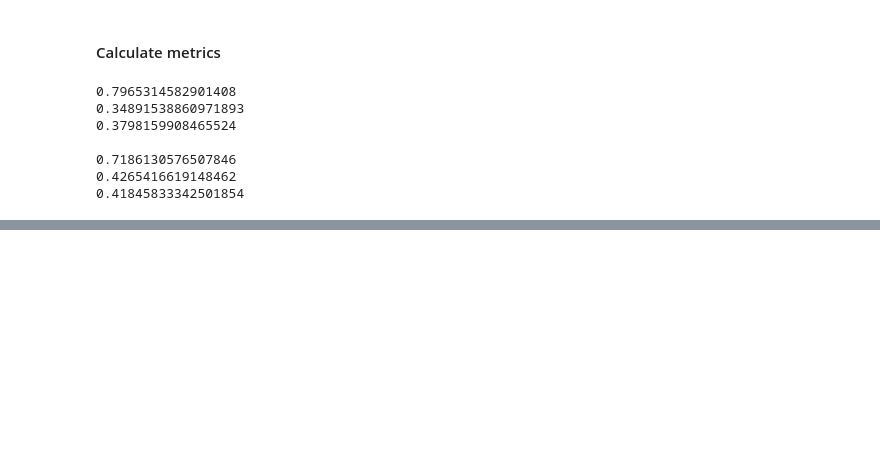
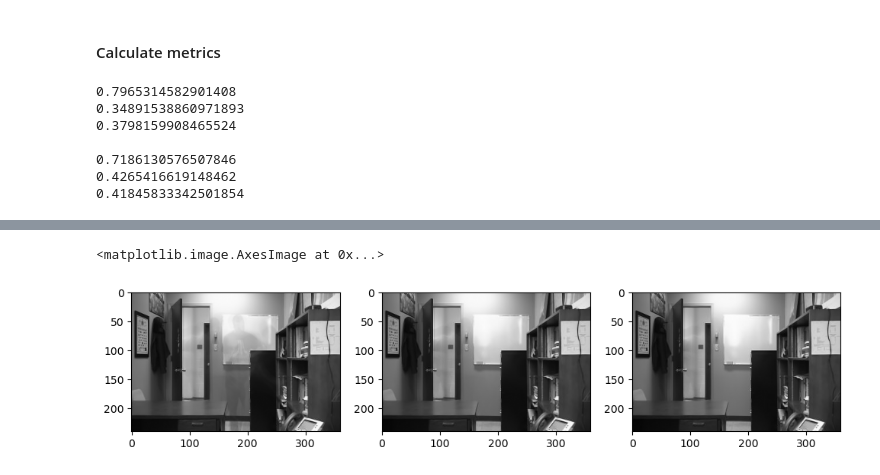
Before and after one commit to MrWlobo/Zaawansowane_Algorytmy_Wizyjne, a Jupyter notebook: Lab03/ZAW_Lab03.ipynb, the cells around one changed output, grey strips where cells are left out. Cells and saved outputs as stored; diff of their text form; code cells hidden in the pictures; blank space fills up the shorter version.

```diff
--- a/Lab03/ZAW_Lab03.ipynb
+++ b/Lab03/ZAW_Lab03.ipynb
@@ -315,0 +340,8 @@ print(sum(f1_scores_mean) / len(f1_scores_mean))
+# %%
+figure, axis = plt.subplots(1, 3, figsize=(12, 4))
+axis[0].imshow(mean_approximation(img_office))
+axis[1].imshow(mean_approximation(img_office, alpha=0.03))
+axis[2].imshow(mean_approximation(img_office, alpha=0.05))
+# %% [output]
+<matplotlib.image.AxesImage at 0x...>
+[figure, added]
```
Also changed, not shown: parts of 6 cells of this notebook.
